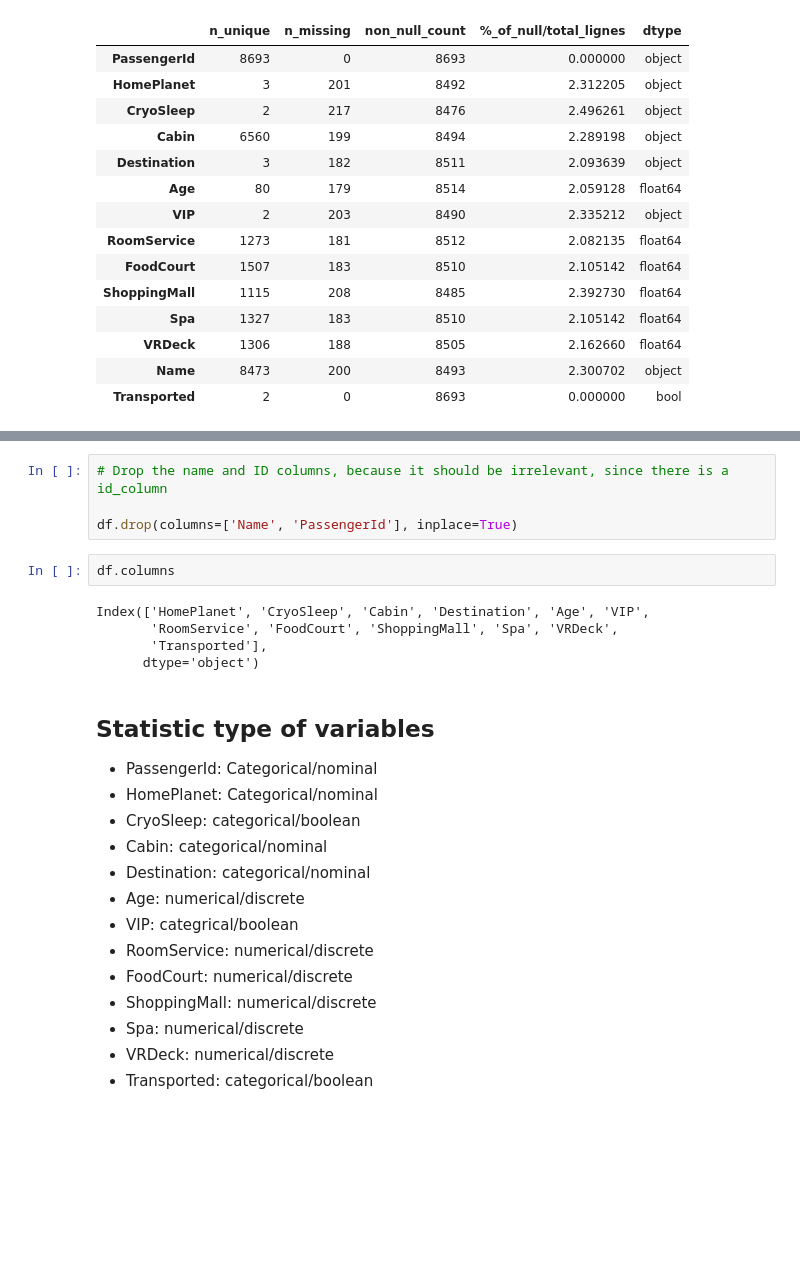
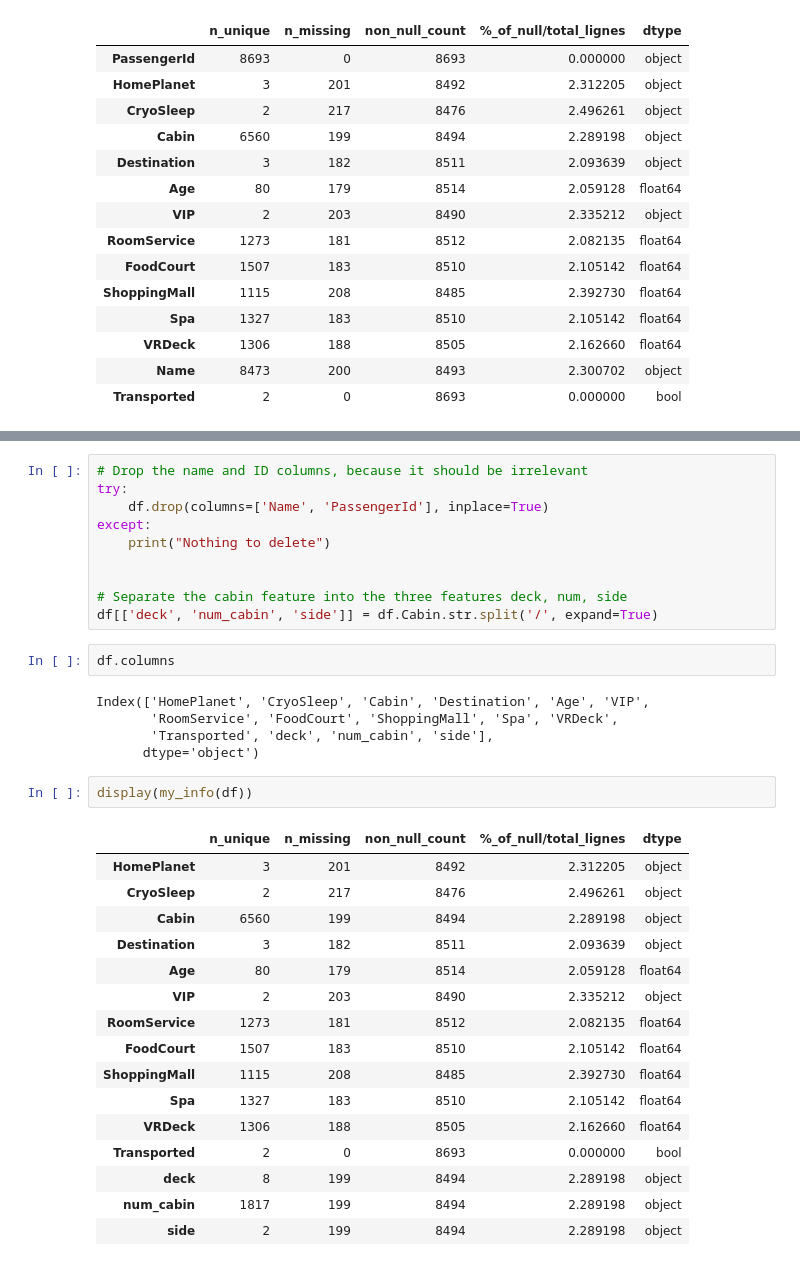
Before and after one commit to ErKnot/spaceship-titanic-kaggle, a Jupyter notebook: asset/space_titanic.ipynb, the cells around one changed output, grey strips where cells are left out. Saved outputs shown, nothing was run; the diff lists cells and outputs as text; blank space fills up the shorter version.

```diff
--- a/asset/space_titanic.ipynb
+++ b/asset/space_titanic.ipynb
@@ -66,27 +104,36 @@ display(my_info(df))
 # %%
-# Drop the name and ID columns, because it should be irrelevant, since there is a id_column
+# Drop the name and ID columns, because it should be irrelevant
+try:
+    df.drop(columns=['Name', 'PassengerId'], inplace=True)
+except:
+    print("Nothing to delete")
 
-df.drop(columns=['Name', 'PassengerId'], inplace=True)
+
+# Separate the cabin feature into the three features deck, num, side
+df[['deck', 'num_cabin', 'side']] = df.Cabin.str.split('/', expand=True)
 # %%
 df.columns
 # %% [output]
 Index(['HomePlanet', 'CryoSleep', 'Cabin', 'Destination', 'Age', 'VIP',
        'RoomService', 'FoodCourt', 'ShoppingMall', 'Spa', 'VRDeck',
-       'Transported'],
+       'Transported', 'deck', 'num_cabin', 'side'],
       dtype='object')
-# %% [markdown]
-## Statistic type of variables
-
-* PassengerId: Categorical/nominal
-* HomePlanet: Categorical/nominal
-* CryoSleep: categorical/boolean
-* Cabin: categorical/nominal
-* Destination: categorical/nominal
-* Age: numerical/discrete
-* VIP: categrical/boolean
-* RoomService: numerical/discrete
-* FoodCourt: numerical/discrete
-* ShoppingMall: numerical/discrete
-* Spa: numerical/discrete
-* VRDeck: numerical/discrete
-* Transported: categorical/boolean
+# %%
+display(my_info(df))
+# %% [output]
+|  | n_unique | n_missing | non_null_count | %_of_null/total_lignes | dtype |
+| HomePlanet | 3 | 201 | 8492 | 2.312205 | object |
+| CryoSleep | 2 | 217 | 8476 | 2.496261 | object |
+| Cabin | 6560 | 199 | 8494 | 2.289198 | object |
+| Destination | 3 | 182 | 8511 | 2.093639 | object |
+| Age | 80 | 179 | 8514 | 2.059128 | float64 |
+| VIP | 2 | 203 | 8490 | 2.335212 | object |
+| RoomService | 1273 | 181 | 8512 | 2.082135 | float64 |
+| FoodCourt | 1507 | 183 | 8510 | 2.105142 | float64 |
+| ShoppingMall | 1115 | 208 | 8485 | 2.392730 | float64 |
+| Spa | 1327 | 183 | 8510 | 2.105142 | float64 |
+| VRDeck | 1306 | 188 | 8505 | 2.162660 | float64 |
+| Transported | 2 | 0 | 8693 | 0.000000 | bool |
+| deck | 8 | 199 | 8494 | 2.289198 | object |
+| num_cabin | 1817 | 199 | 8494 | 2.289198 | object |
+| side | 2 | 199 | 8494 | 2.289198 | object |
```
Also changed, not shown: parts of 20 cells of this notebook.
